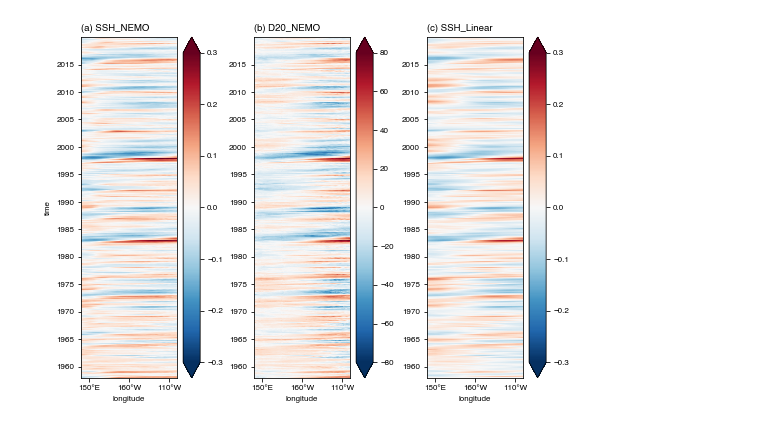
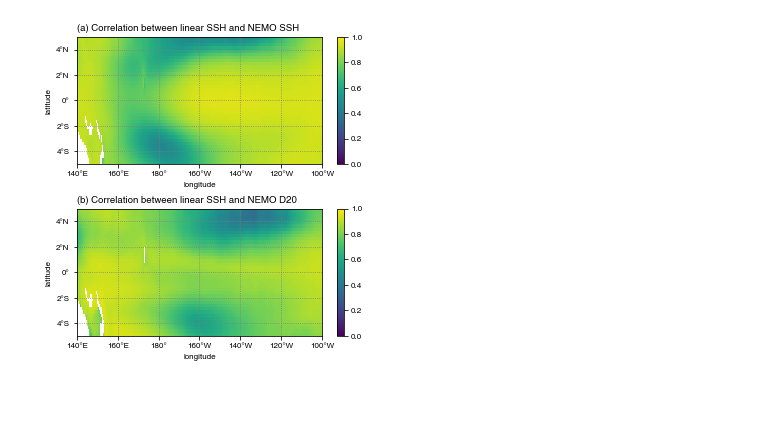
Before and after one commit to martinclaus/nti_lai_eta_al_analysis, a Jupyter notebook: plot_FigS3.ipynb, the cells around one changed output. Saved outputs shown, nothing was run; the diff lists cells and outputs as text; code cells hidden in the pictures; blank space fills up the shorter version.

```diff
--- a/plot_FigS3.ipynb
+++ b/plot_FigS3.ipynb
@@ -6,46 +5,33 @@ import matplotlib.dates as mdates
 # %%
-ds = xr.open_zarr('data_fig3S.zarr')
+ds = xr.open_zarr('data_figS3.zarr/')
-# %%
-width = 190*0.0393700787
-fig = plt.figure(figsize=(width,5.5))
-plt.rcParams['font.size'] =8
-from matplotlib import rc
-rc('font',**{'family':'sans-serif','sans-serif':['Helvetica']})
-
-ax1 = fig.add_subplot(131)
-ax1.xaxis.set_major_formatter(LongitudeFormatter())
-ds.sshne.rename('').plot(vmin=-0.3, vmax=0.3,cmap=plt.cm.RdBu_r,extend='both',rasterized=True)
-year =  mdates.YearLocator(5,month=1)
-ax1.yaxis.set_major_locator(year)
-ax1.yaxis.set_major_formatter(mdates.DateFormatter('%Y')) # %Y-%m
-plt.title("(a) SSH_NEMO",loc='left');
-plt.title('');
-plt.ylabel("time");
-plt.xlabel('longitude');
-
-ax2 = fig.add_subplot(132)
-ax2.xaxis.set_major_formatter(LongitudeFormatter())
-ds.d20ne.rename('').plot(vmin=-80, vmax=80,cmap=plt.cm.RdBu_r,extend='both',rasterized=True)
-ax2.yaxis.set_major_locator(year)
-ax2.yaxis.set_major_formatter(mdates.DateFormatter('%Y'))
-plt.title("(b) D20_NEMO",loc='left');
-plt.title('');
-plt.ylabel("");
-plt.xlabel('longitude');
-
-ax3 = fig.add_subplot(133)
-ax3.xaxis.set_major_formatter(LongitudeFormatter())
-ds.sshli.rename('').plot(vmin=-0.3, vmax=0.3,cmap=plt.cm.RdBu_r,extend='both',rasterized=True)
-ax3.yaxis.set_major_locator(year)
-ax3.yaxis.set_major_formatter(mdates.DateFormatter('%Y'))
-plt.title("(c) SSH_Linear",loc='left');
-plt.title('');
-plt.ylabel("");
-plt.xlabel('longitude');
-
-# plt.subplots_adjust(wspace =0.5, hspace = 0)
-plt.tight_layout()
-plt.savefig("figS3.pdf", format="pdf", bbox_inches="tight")
-plt.show()
-# %% [output]
-[figure, removed]
+# %%
+fig = plt.figure(figsize=(5.5,5.5))
+plt.rcParams['font.size'] =8
+from matplotlib import rc
+rc('font',**{'family':'sans-serif','sans-serif':['Helvetica']})
+
+ax1 = fig.add_subplot(211)
+ax1.xaxis.set_major_formatter(LongitudeFormatter())
+ax1.yaxis.set_major_formatter(LatitudeFormatter())
+xr.corr(ds.ssh_nemo,ds.ssh_lin,dim='time').plot(vmin=0,vmax=1, rasterized=True)
+plt.title("(a) Correlation between linear SSH and NEMO SSH",loc='left')
+plt.title('')
+plt.grid(color='grey',linestyle = ':')
+plt.ylabel("latitude");
+plt.xlabel('longitude');
+
+ax2 = fig.add_subplot(212)
+ax2.xaxis.set_major_formatter(LongitudeFormatter())
+ax2.yaxis.set_major_formatter(LatitudeFormatter())
+xr.corr(ds.ssh_lin,ds.d20_nemo,dim='time').plot(vmin= 0,vmax=1, rasterized=True) #,cmap=plt.cm.YlOrBr
+plt.title("(b) Correlation between linear SSH and NEMO D20",loc='left')
+plt.title('')
+plt.ylabel("latitude");
+plt.xlabel('longitude');
+
+plt.grid(color='grey',linestyle = ':')
+plt.subplots_adjust(wspace =0, hspace = 0.35)
+plt.savefig("figS3.pdf", format="pdf", bbox_inches="tight")
+plt.show()
+# %% [output]
+[figure, added]
```
Also changed, not shown: parts of 1 cell of this notebook, 16 other files.
